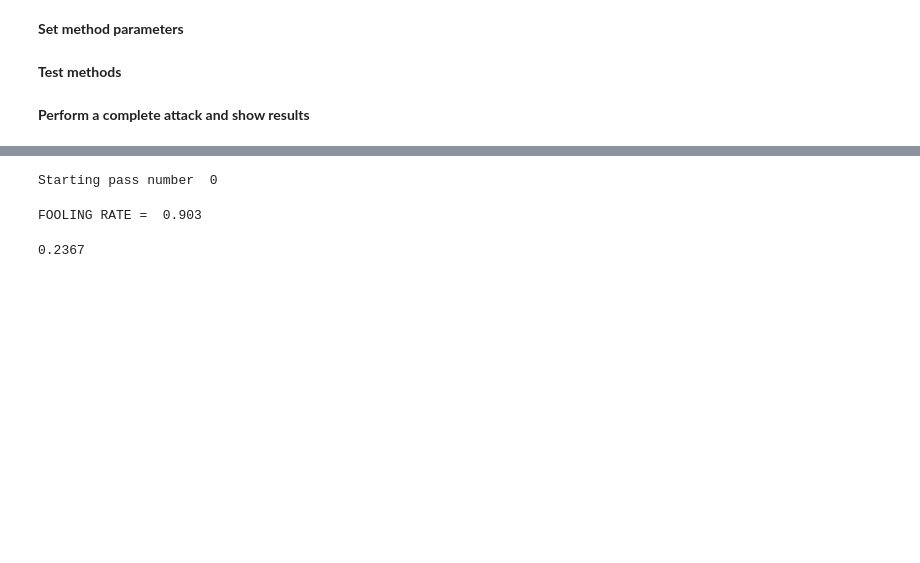
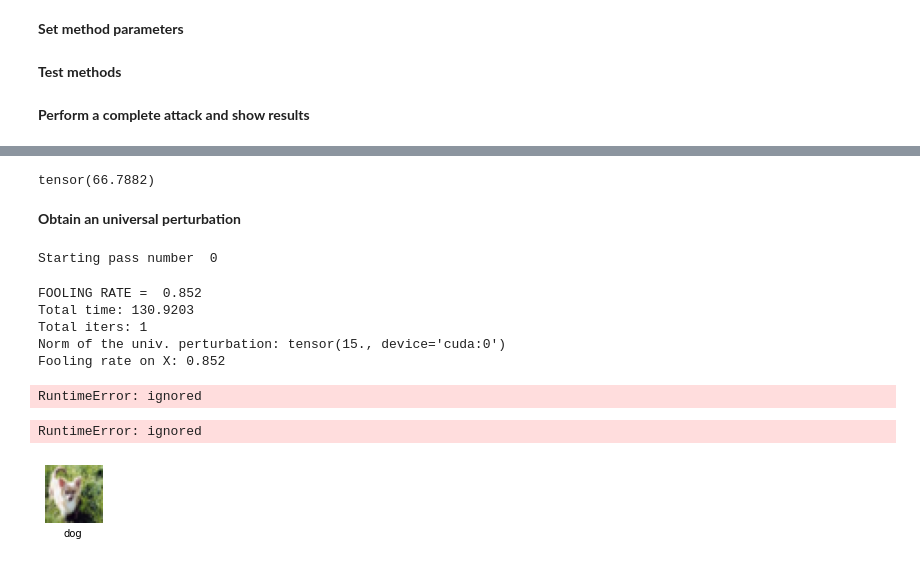
Before and after one commit to pabloac31/TFG, a Jupyter notebook: cifar10_experiments.ipynb, the cells around one changed output, grey strips where cells are left out. Drawn from its saved outputs; the diff is of its cells as text; code cells hidden in the pictures; blank space fills up the shorter version.

```diff
--- a/cifar10_experiments.ipynb
+++ b/cifar10_experiments.ipynb
@@ -102,9 +96,31 @@ print(min_rgb, max_rgb)
+# %%
+norm = 0.0
+for im,_ in adv_loader:
+  norm += im.norm()
+print(norm / len(adv_loader))
+# %% [output]
+tensor(66.7882)
+# %% [markdown]
+**Obtain an universal perturbation**
 # %%
-v, fooling_rate = universal_perturbation(dataset, labels, resnet, device, delta=0.3, xi=30, max_iter_uni=10, p=2, v_ini=None)
+v, fooling_rate = universal_perturbation(dataset, labels, iv3, device, delta=0.2, xi=3*5, max_iter_uni=10, p=2)
+print('Fooling rate on X:', fooling_rate)
 # %% [output]
 Starting pass number  0
-FOOLING RATE =  0.903
+FOOLING RATE =  0.852
+Total time: 130.9203
+Total iters: 1
+Norm of the univ. perturbation: tensor(15., device='cuda:0')
+Fooling rate on X: 0.852
 # %%
-univ_fool_rate(resnet, device, testset, v, batch_size=250)
+univ_fool_rate(iv3, device, testset, v, batch_size=250)
 # %% [output]
-0.2367
+RuntimeError: ignored
+# %%
+#torch.save(v, 'iv3_15.pt')
+v = torch.load('iv3_15.pt')
+# %%
+show_univ_examples(5, iv3, device, v)
+# %% [output]
+RuntimeError: ignored
+[figure, added]
```
Also changed, not shown: parts of 7 cells of this notebook.
